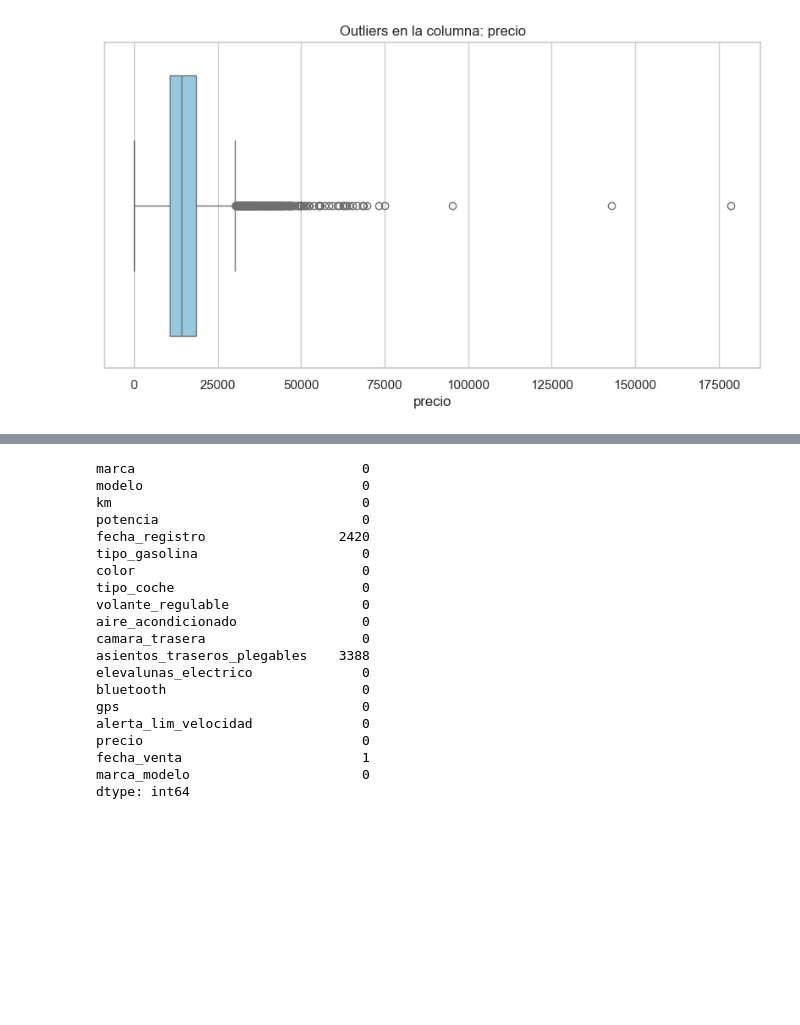
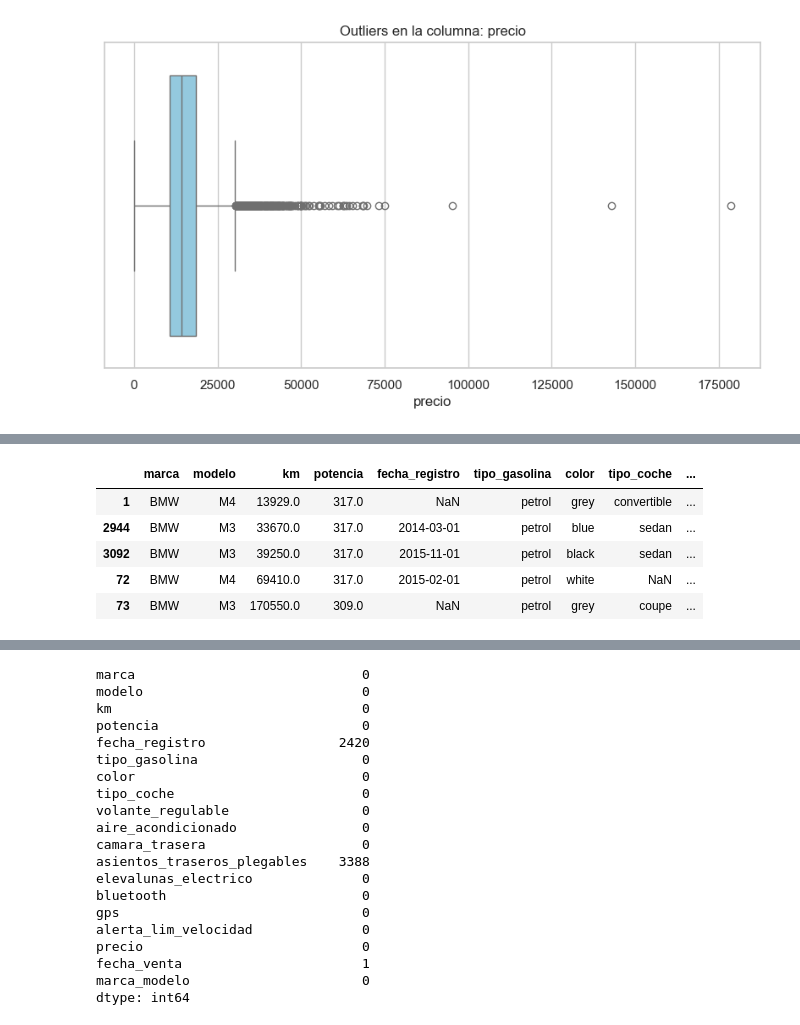
Before and after one commit to SyM97/BMW_pricing_proyect, a Jupyter notebook: Notebooks/BMW_Proyect.ipynb, the cells around one changed output, grey strips where cells are left out. Drawn from its saved outputs; the diff is of its cells as text; code cells hidden in the pictures; blank space fills up the shorter version.

```diff
--- a/Notebooks/BMW_Proyect.ipynb
+++ b/Notebooks/BMW_Proyect.ipynb
@@ -249,0 +289,11 @@ plot_outliers(df_bmw)
+# %%
+outliers_potencia = get_sorted_outliers(df_bmw, 'potencia')
+# %%
+outliers_potencia.head()
+# %% [output]
+|  | marca | modelo | km | potencia | fecha_registro | tipo_gasolina | color | tipo_coche | ... |
+| 1 | BMW | M4 | 13929.0 | 317.0 | NaN | petrol | grey | convertible | ... |
+| 2944 | BMW | M3 | 33670.0 | 317.0 | 2014-03-01 | petrol | blue | sedan | ... |
+| 3092 | BMW | M3 | 39250.0 | 317.0 | 2015-11-01 | petrol | black | sedan | ... |
+| 72 | BMW | M4 | 69410.0 | 317.0 | 2015-02-01 | petrol | white | NaN | ... |
+| 73 | BMW | M3 | 170550.0 | 309.0 | NaN | petrol | grey | coupe | ... |
```
Also changed, not shown: parts of 6 cells of this notebook.
